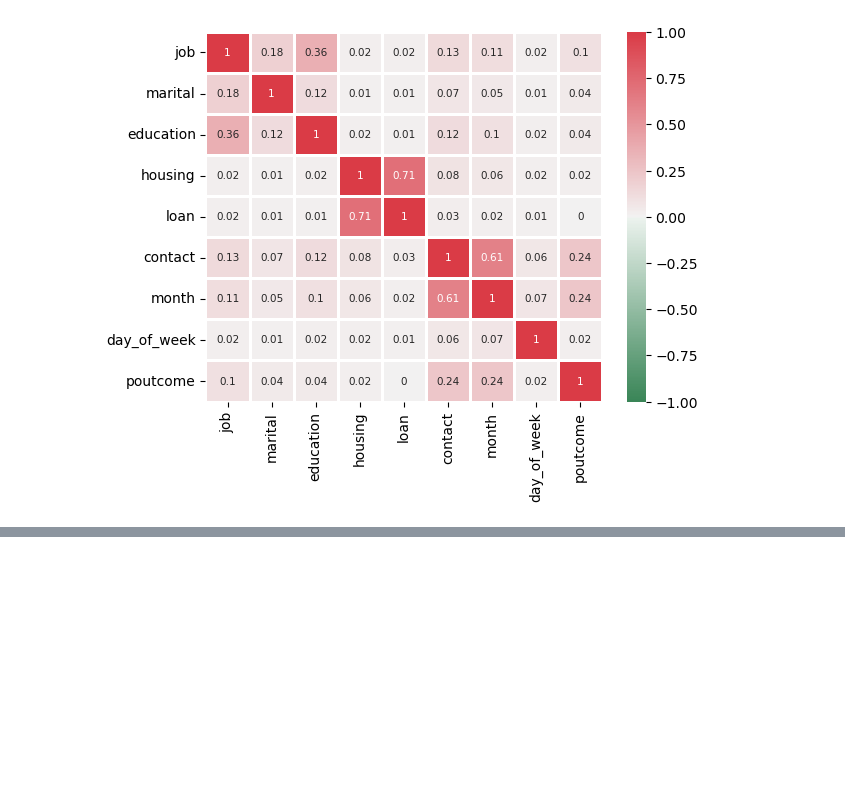
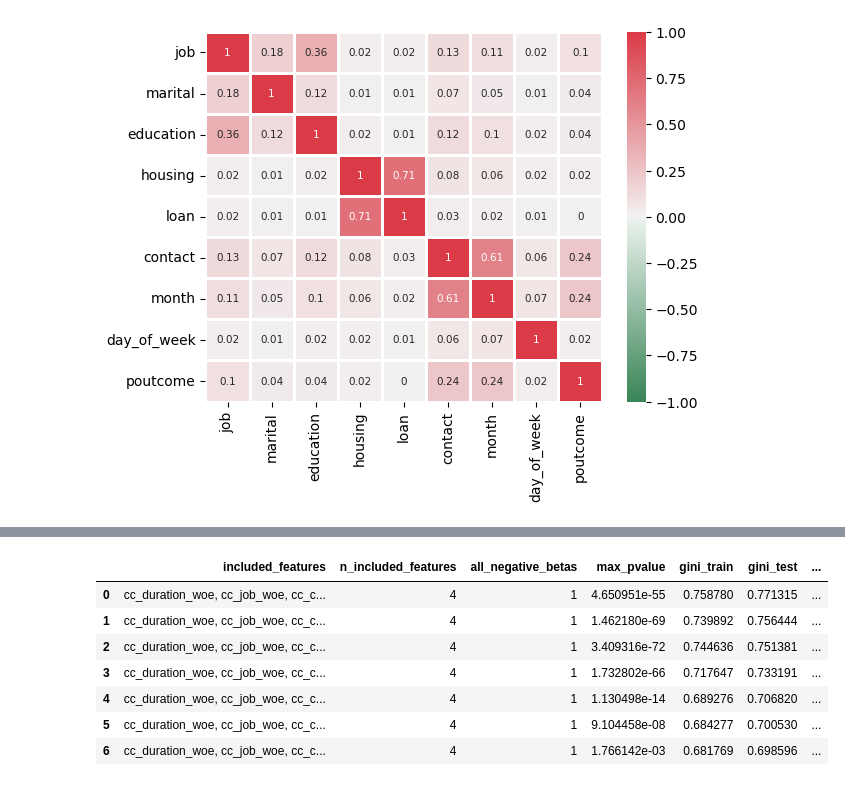
Before and after one commit to kriss024/Python, a Jupyter notebook: Scoring Tools Example.ipynb, the cells around one changed output, grey strips where cells are left out. Saved outputs shown, nothing was run; the diff lists cells and outputs as text; code cells hidden in the pictures; blank space fills up the shorter version.

```diff
--- a/Scoring Tools Example.ipynb
+++ b/Scoring Tools Example.ipynb
@@ -92,0 +377,39 @@ vcramer_corr_matrix_plot(data, string_cols)
+# %%
+list_dfs = list()
+
+init_features_keep = ['cc_duration_woe', 'cc_job_woe', 'cc_contact_woe']
+
+for col_cc_woe in numeric_string_cols_woe:
+    if col_cc_woe not in init_features_keep:
+        features = init_features_keep[:]
+        features.append(col_cc_woe)
+        dict_row, model = logistic_regression_diagnostics(features, df_train_cp, df_test_cp, target)
+        pd_row = pd.DataFrame(dict_row)
+        pd_row['added_feature'] = col_cc_woe
+        list_dfs.append(pd_row)
+    else:
+        continue
+
+#~.~.~.~.~.~.~.~.~.~.~.~.~.~.~.~.~.~.~.~.~.~.~.~.~.~.~.~.~.
+
+df_rl_diag = pd.concat(list_dfs, ignore_index=True)
+df_rl_diag = df_rl_diag.query(
+        "all_negative_betas == 1 "
+        "and max_pvalue < 0.05 "
+        "and max_vif < 2 "
+        "and max_pearson < 0.50 "
+        "and max_cramer_v < 0.30"          # adjust threshold to portfolio
+    ).sort_values("gini_test", ascending=False)\
+    .head(100)\
+    .reset_index(drop=True)
+
+display(df_rl_diag)
+# %% [output]
+|  | included_features | n_included_features | all_negative_betas | max_pvalue | gini_train | gini_test | ... |
+| 0 | cc_duration_woe, cc_job_woe, cc_c... | 4 | 1 | 4.650951e-55 | 0.758780 | 0.771315 | ... |
+| 1 | cc_duration_woe, cc_job_woe, cc_c... | 4 | 1 | 1.462180e-69 | 0.739892 | 0.756444 | ... |
+| 2 | cc_duration_woe, cc_job_woe, cc_c... | 4 | 1 | 3.409316e-72 | 0.744636 | 0.751381 | ... |
+| 3 | cc_duration_woe, cc_job_woe, cc_c... | 4 | 1 | 1.732802e-66 | 0.717647 | 0.733191 | ... |
+| 4 | cc_duration_woe, cc_job_woe, cc_c... | 4 | 1 | 1.130498e-14 | 0.689276 | 0.706820 | ... |
+| 5 | cc_duration_woe, cc_job_woe, cc_c... | 4 | 1 | 9.104458e-08 | 0.684277 | 0.700530 | ... |
+| 6 | cc_duration_woe, cc_job_woe, cc_c... | 4 | 1 | 1.766142e-03 | 0.681769 | 0.698596 | ... |
```
Also changed, not shown: parts of 7 cells of this notebook.
